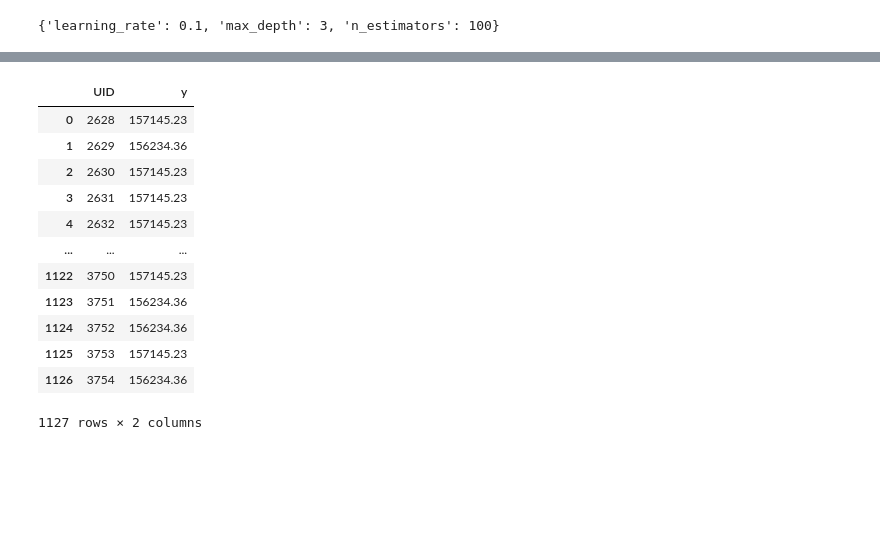
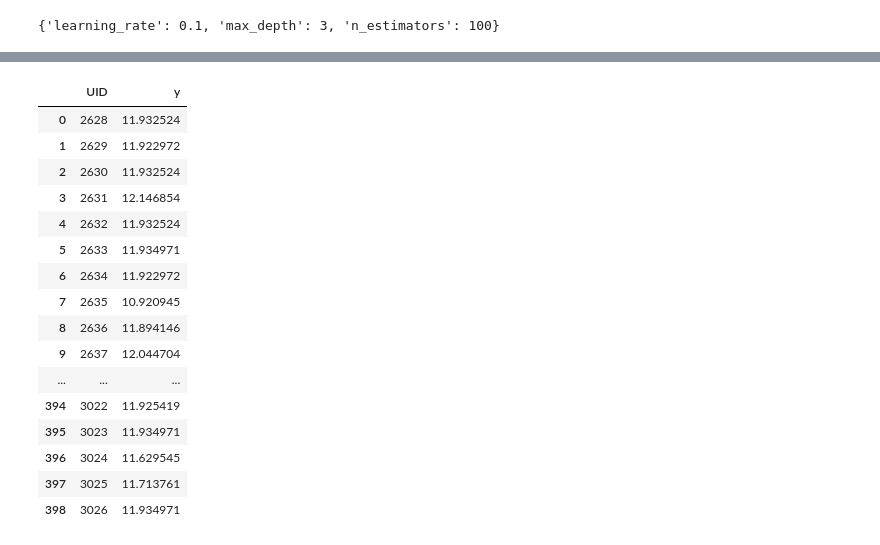
Before and after one commit to Mubassir1820/Kaggle_competition, a Jupyter notebook: Kaggle_comp.ipynb, the cells around one changed output, grey strips where cells are left out. Drawn from its saved outputs; the diff is of its cells as text; code cells hidden in the pictures; blank space fills up the shorter version.

```diff
--- a/Kaggle_comp.ipynb
+++ b/Kaggle_comp.ipynb
@@ -386,3 +405,10 @@ XGBRegressor(base_score=None, booster=None, callbacks=None,
              min_child_weight=None, missing=nan, monotone_constraints=None,
              n_estimators=100, n_jobs=None, num_parallel_tree=None,
              predictor=None, random_state=42, ...)
+# %%
+# List the features by their importance
+pd.set_option('display.max_rows', None)
+model.fit(train.drop(target, axis=1), train[target])
+feature_importance = pd.DataFrame({'feature': train.drop(target, axis=1).columns, 'importance': model.feature_importances_})
+feature_importance.sort_values(by='importance', ascending=False, inplace=True)
+print(feature_importance)
@@ -534,16 +562,20 @@ submission.to_csv('sample_submission1.csv', index = None)
 # %%
-pd.read_csv('sample_submission1.csv')
+pd.read_csv('sample_submission2.csv')
 # %% [output]
 |  | UID | y |
-| 0 | 2628 | 157145.23 |
-| 1 | 2629 | 156234.36 |
-| 2 | 2630 | 157145.23 |
-| 3 | 2631 | 157145.23 |
-| 4 | 2632 | 157145.23 |
+| 0 | 2628 | 11.932524 |
+| 1 | 2629 | 11.922972 |
+| 2 | 2630 | 11.932524 |
+| 3 | 2631 | 12.146854 |
+| 4 | 2632 | 11.932524 |
+| 5 | 2633 | 11.934971 |
+| 6 | 2634 | 11.922972 |
+| 7 | 2635 | 10.920945 |
+| 8 | 2636 | 11.894146 |
+| 9 | 2637 | 12.044704 |
 | ... | ... | ... |
-| 1122 | 3750 | 157145.23 |
-| 1123 | 3751 | 156234.36 |
-| 1124 | 3752 | 156234.36 |
-| 1125 | 3753 | 157145.23 |
-| 1126 | 3754 | 156234.36 |
+| 394 | 3022 | 11.925419 |
+| 395 | 3023 | 11.934971 |
+| 396 | 3024 | 11.629545 |
+| 397 | 3025 | 11.713761 |
+| 398 | 3026 | 11.934971 |
-1127 rows × 2 columns
```
Also changed, not shown: parts of 18 cells of this notebook.
